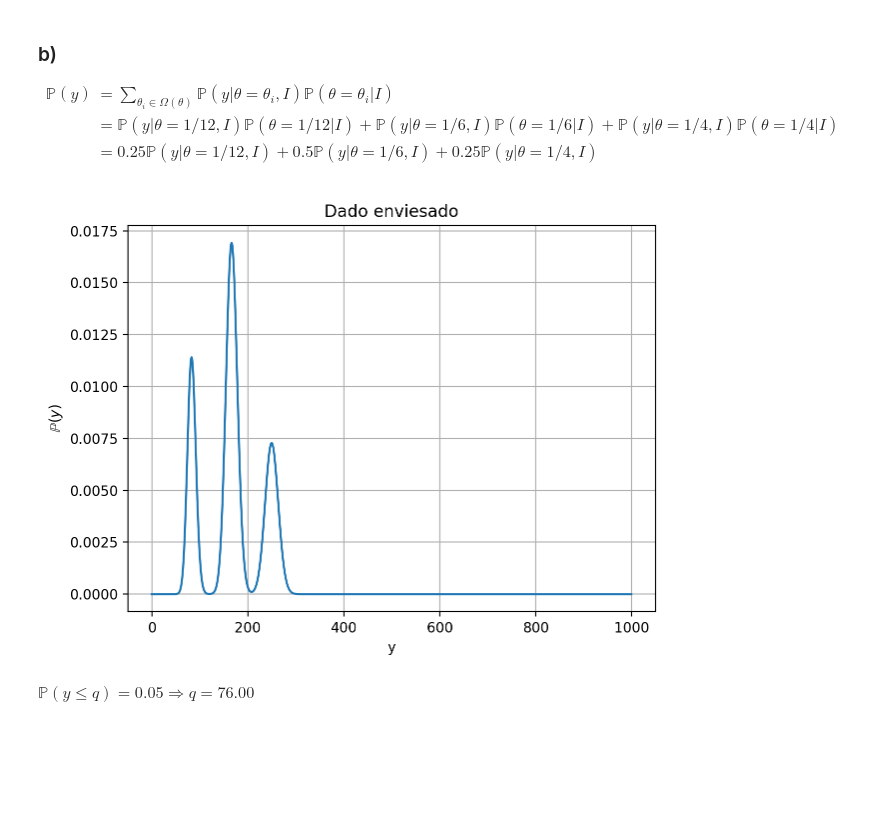
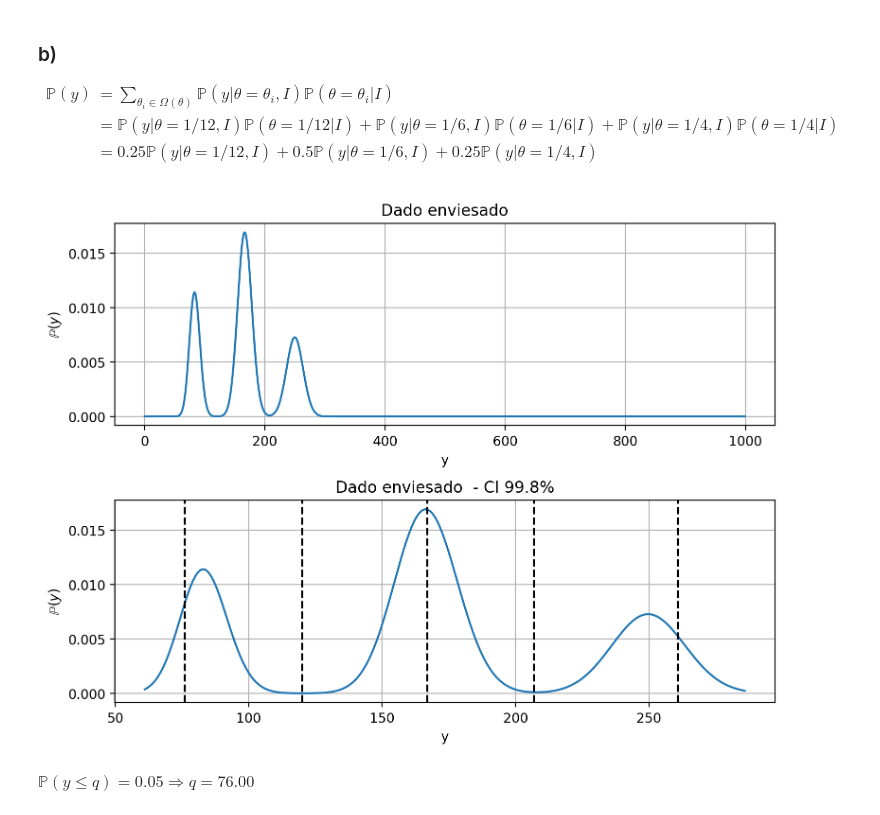
Before and after one commit to binado/statistics-problem-sets, a Jupyter notebook: notebooks/problem-set-2.ipynb, the cells around one changed output. Cells and saved outputs as stored; diff of their text form; code cells hidden in the pictures; blank space fills up the shorter version.

```diff
--- a/notebooks/problem-set-2.ipynb
+++ b/notebooks/problem-set-2.ipynb
@@ -34,15 +36,23 @@ n = 1000
 p = 1 / 6
 y = np.arange(n)
 zoomed_y = np.arange(binom.ppf(0.001, n, p), binom.ppf(0.999, n, p))
+
+# Quantiles
+qs = [0.05, 0.25, 0.50, 0.75, 0.95]
+quantiles = quantile(binom.pmf(y, n, p), y, qs, discrete=True)
+
 fig, axs = plt.subplots(2, 1, sharey=True, figsize=(8, 6))
 axs[0].plot(y, binom.pmf(y, n, p))
 axs[1].plot(zoomed_y, binom.pmf(zoomed_y, n, p))
+for q in quantiles:
+    axs[1].axvline(q, ls='--', c='k')
+
 for ax in axs:
     ax.grid()
     ax.set_xlabel('y')
     ax.set_ylabel(r'$\mathbb{P}(y)$')
 axs[0].set_title('Dado não enviesado')
-axs[1].set_title('Dado não enviesado  - HDI 99.8%')
+axs[1].set_title('Dado não enviesado  - CI 99.8%')
 fig.tight_layout()
 plt.show()
 # %% [output]
@@ -73,17 +81,28 @@ $\displaystyle \mathbb{P}(y \leq q) = 0.95 \Rightarrow q = 186.00$
 # %%
 n = 1000
 y = np.arange(n)
 def pmf(k, n):
     return 0.25 * binom.pmf(k, n, 1 / 12) + 0.5 * binom.pmf(k, n, 1 / 6) + 0.25 * binom.pmf(k, n, 1 / 4)
 
-fig, ax = plt.subplots()
-ax.plot(y, pmf(y, n))
-ax.set_xlabel('y')
-ax.set_ylabel(r'$\mathbb{P}(y)$')
-ax.set_title('Dado enviesado')
-ax.grid()
+qs = [0.05, 0.25, 0.50, 0.75, 0.95]
+quantiles = quantile(pmf(y, n), y, qs, discrete=True)
+ymin, ymax = quantile(pmf(y, n), y, [0.001, 0.999], discrete=True)
+zoomed_y = np.arange(ymin, ymax)
+
+fig, axs = plt.subplots(2, 1, sharey=True, figsize=(8, 6))
+axs[0].plot(y, pmf(y, n))
+axs[1].plot(zoomed_y, pmf(zoomed_y, n))
+for q in quantiles:
+    axs[1].axvline(q, ls='--', c='k')
+
+for ax in axs:
+    ax.grid()
+    ax.set_xlabel('y')
+    ax.set_ylabel(r'$\mathbb{P}(y)$')
+axs[0].set_title('Dado enviesado')
+axs[1].set_title('Dado enviesado  - CI 99.8%')
 fig.tight_layout()
 plt.show()
 # %% [output]
-[figure, old version]
+[figure, new version]
 # %%
```
Also changed, not shown: parts of 9 cells of this notebook.
